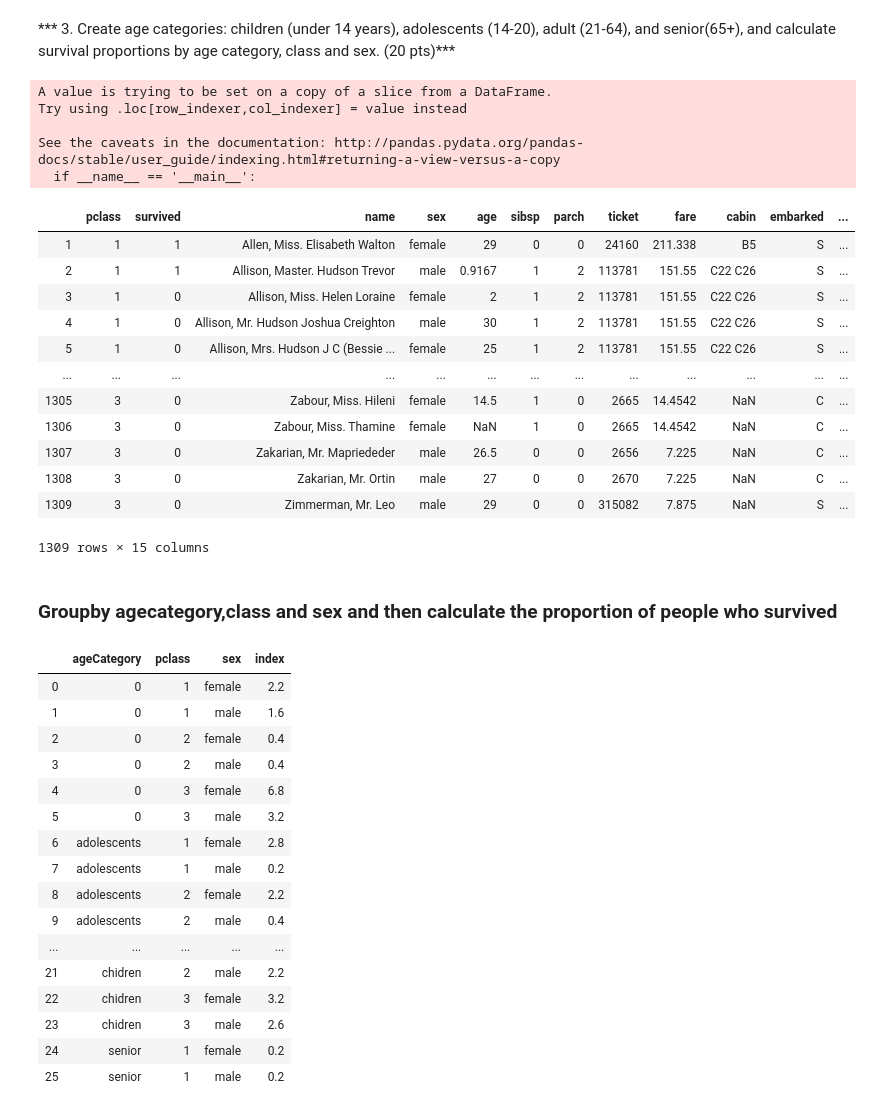
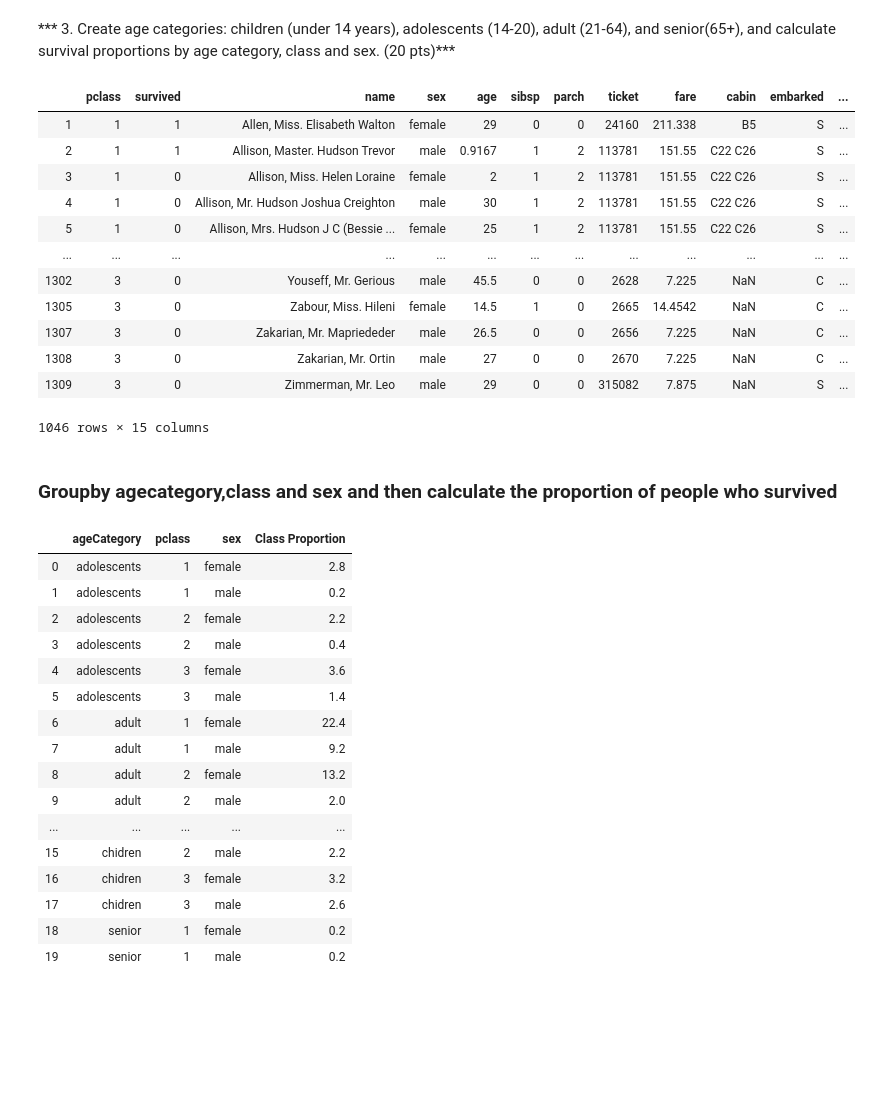
Before and after one commit to rashmihu/CSC-405-605_2020_Assignment, a Jupyter notebook: Assignment_3/code/titanic_analysis.ipynb, the cells around one changed output. Drawn from its saved outputs; the diff is of its cells as text; code cells hidden in the pictures; blank space fills up the shorter version.

```diff
--- a/Assignment_3/code/titanic_analysis.ipynb
+++ b/Assignment_3/code/titanic_analysis.ipynb
@@ -141,6 +145,10 @@ df_groupedBySexAndPclass
 # %% [markdown]
 *** 3. Create age categories: children (under 14 years), adolescents (14-20), adult (21-64), and senior(65+), and calculate survival proportions by age category, class and sex. (20 pts)***
 # %%
+#Filter rows whihc have nan/0 value in age colum
+t1_df = t1_df[t1_df['age'].notna()]
+t1_df = t1_df[(t1_df['age']!= 0.0)]
+
 # Filter the data based on the age categories
 conditions =[(t1_df['age'].between(0,14)),
              (t1_df['age'].between(14,20,inclusive=True)),
@@ -154,48 +162,46 @@ values = ['chidren','adolescents','adult','senior']
 t1_df['ageCategory'] = np.select(conditions,values)
 t1_df
 # %% [output]
+|  | pclass | survived | name | sex | age | sibsp | parch | ticket | fare | cabin | embarked | ... |
+| 1 | 1 | 1 | Allen, Miss. Elisabeth Walton | female | 29 | 0 | 0 | 24160 | 211.338 | B5 | S | ... |
+| 2 | 1 | 1 | Allison, Master. Hudson Trevor | male | 0.9167 | 1 | 2 | 113781 | 151.55 | C22 C26 | S | ... |
+| 3 | 1 | 0 | Allison, Miss. Helen Loraine | female | 2 | 1 | 2 | 113781 | 151.55 | C22 C26 | S | ... |
+| 4 | 1 | 0 | Allison, Mr. Hudson Joshua Creighton | male | 30 | 1 | 2 | 113781 | 151.55 | C22 C26 | S | ... |
+| 5 | 1 | 0 | Allison, Mrs. Hudson J C (Bessie ... | female | 25 | 1 | 2 | 113781 | 151.55 | C22 C26 | S | ... |
+| ... | ... | ... | ... | ... | ... | ... | ... | ... | ... | ... | ... | ... |
+| 1302 | 3 | 0 | Youseff, Mr. Gerious | male | 45.5 | 0 | 0 | 2628 | 7.225 | NaN | C | ... |
+| 1305 | 3 | 0 | Zabour, Miss. Hileni | female | 14.5 | 1 | 0 | 2665 | 14.4542 | NaN | C | ... |
+| 1307 | 3 | 0 | Zakarian, Mr. Mapriededer | male | 26.5 | 0 | 0 | 2656 | 7.225 | NaN | C | ... |
+| 1308 | 3 | 0 | Zakarian, Mr. Ortin | male | 27 | 0 | 0 | 2670 | 7.225 | NaN | C | ... |
+| 1309 | 3 | 0 | Zimmerman, Mr. Leo | male | 29 | 0 | 0 | 315082 | 7.875 | NaN | S | ... |
-A value is trying to be set on a copy of a slice from a DataFrame.
-Try using .loc[row_indexer,col_indexer] = value instead
-
-See the caveats in the documentation: http://pandas.pydata.org/pandas-docs/stable/user_guide/indexing.html#returning-a-view-versus-a-copy
-  if __name__ == '__main__':
+1046 rows × 15 columns
-|  | pclass | survived | name | sex | age | sibsp | parch | ticket | fare | cabin | embarked | ... |
-| 1 | 1 | 1 | Allen, Miss. Elisabeth Walton | female | 29 | 0 | 0 | 24160 | 211.338 | B5 | S | ... |
-| 2 | 1 | 1 | Allison, Master. Hudson Trevor | male | 0.9167 | 1 | 2 | 113781 | 151.55 | C22 C26 | S | ... |
-| 3 | 1 | 0 | Allison, Miss. Helen Loraine | female | 2 | 1 | 2 | 113781 | 151.55 | C22 C26 | S | ... |
-| 4 | 1 | 0 | Allison, Mr. Hudson Joshua Creighton | male | 30 | 1 | 2 | 113781 | 151.55 | C22 C26 | S | ... |
-| 5 | 1 | 0 | Allison, Mrs. Hudson J C (Bessie ... | female | 25 | 1 | 2 | 113781 | 151.55 | C22 C26 | S | ... |
-| ... | ... | ... | ... | ... | ... | ... | ... | ... | ... | ... | ... | ... |
-| 1305 | 3 | 0 | Zabour, Miss. Hileni | female | 14.5 | 1 | 0 | 2665 | 14.4542 | NaN | C | ... |
-| 1306 | 3 | 0 | Zabour, Miss. Thamine | female | NaN | 1 | 0 | 2665 | 14.4542 | NaN | C | ... |
-| 1307 | 3 | 0 | Zakarian, Mr. Mapriededer | male | 26.5 | 0 | 0 | 2656 | 7.225 | NaN | C | ... |
-| 1308 | 3 | 0 | Zakarian, Mr. Ortin | male | 27 | 0 | 0 | 2670 | 7.225 | NaN | C | ... |
-| 1309 | 3 | 0 | Zimmerman, Mr. Leo | male | 29 | 0 | 0 | 315082 | 7.875 | NaN | S | ... |
-1309 rows × 15 columns
 # %% [markdown]
 ### Groupby agecategory,class and sex and then calculate the proportion of people who survived
 # %%
-# Groupby agecategory,class and sex
-df_survived = t1_df[t1_df['survived'] == 1][['ageCategory','pclass','sex']].reset_index()
+#Groupby agecategory,class and sex
+df_survived = t1_df[t1_df['survived'] == 1][['survived','age','ageCategory','pclass','sex']].reset_index()
 # Calculate the proportion based on the agecategory,class and sex
+df =df_survived.groupby(['ageCategory','pclass','sex']).count()
 df_groupedByAgeCategorySexAndPclass= df_survived.groupby(['ageCategory','pclass','sex']).count().apply(lambda x:
                                                  100 * x / float(total_survived)).reset_index()
-df_groupedByAgeCategorySexAndPclass
+#Rename coulmn index to class proportion
+df_groupedByAgeCategorySexAndPclass = df_groupedByAgeCategorySexAndPclass.rename(columns={'index':'Class Proportion'})
+df_groupedByAgeCategorySexAndPclass[['ageCategory','pclass','sex','Class Proportion']]
 # %% [output]
-|  | ageCategory | pclass | sex | index |
-| 0 | 0 | 1 | female | 2.2 |
-| 1 | 0 | 1 | male | 1.6 |
-| 2 | 0 | 2 | female | 0.4 |
-| 3 | 0 | 2 | male | 0.4 |
-| 4 | 0 | 3 | female | 6.8 |
-| 5 | 0 | 3 | male | 3.2 |
-| 6 | adolescents | 1 | female | 2.8 |
-| 7 | adolescents | 1 | male | 0.2 |
-| 8 | adolescents | 2 | female | 2.2 |
-| 9 | adolescents | 2 | male | 0.4 |
+|  | ageCategory | pclass | sex | Class Proportion |
+| 0 | adolescents | 1 | female | 2.8 |
+| 1 | adolescents | 1 | male | 0.2 |
+| 2 | adolescents | 2 | female | 2.2 |
+| 3 | adolescents | 2 | male | 0.4 |
+| 4 | adolescents | 3 | female | 3.6 |
+| 5 | adolescents | 3 | male | 1.4 |
+| 6 | adult | 1 | female | 22.4 |
+| 7 | adult | 1 | male | 9.2 |
+| 8 | adult | 2 | female | 13.2 |
+| 9 | adult | 2 | male | 2.0 |
 | ... | ... | ... | ... | ... |
-| 21 | chidren | 2 | male | 2.2 |
-| 22 | chidren | 3 | female | 3.2 |
-| 23 | chidren | 3 | male | 2.6 |
-| 24 | senior | 1 | female | 0.2 |
-| 25 | senior | 1 | male | 0.2 |
+| 15 | chidren | 2 | male | 2.2 |
+| 16 | chidren | 3 | female | 3.2 |
+| 17 | chidren | 3 | male | 2.6 |
+| 18 | senior | 1 | female | 0.2 |
+| 19 | senior | 1 | male | 0.2 |
```
Also changed, not shown: parts of 3 cells of this notebook.
